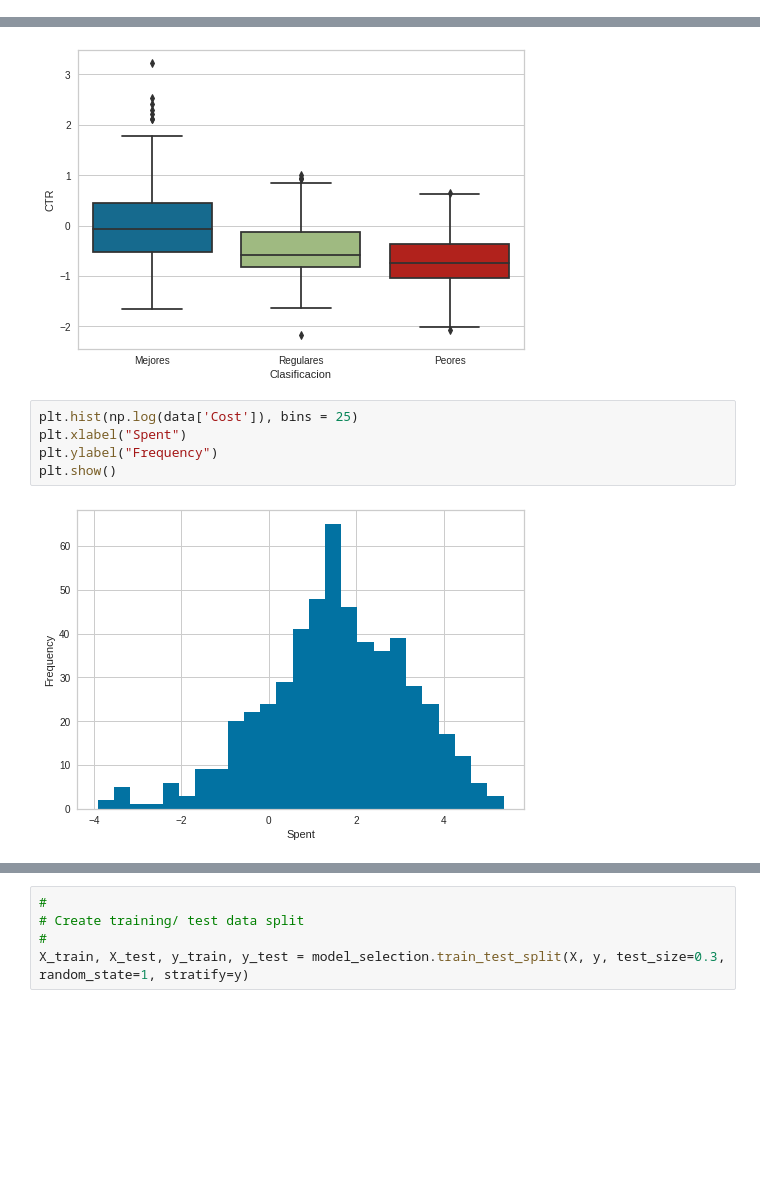
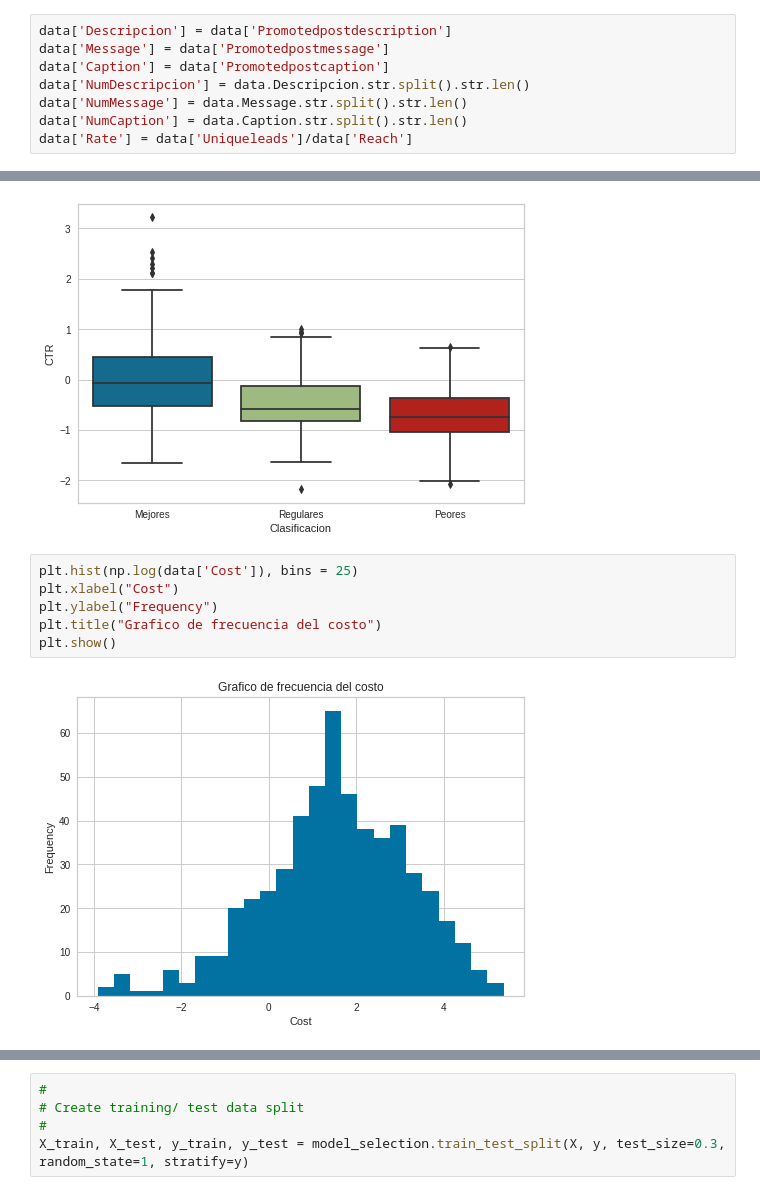
Before and after one commit to cvillarr123/marketingKPI, a Jupyter notebook: PROYECTO.ipynb, the cells around one changed output, grey strips where cells are left out. Drawn from its saved outputs; the diff is of its cells as text; blank space fills up the shorter version.

```diff
--- a/PROYECTO.ipynb
+++ b/PROYECTO.ipynb
@@ -163,3 +161,11 @@ Borrar los que no tienen Edad
 # %%
 #borrar los que tienen Unknown en Age
 data = data[data.Age != 'Unknown']
+# %%
+data['Descripcion'] = data['Promotedpostdescription']
+data['Message'] = data['Promotedpostmessage']
+data['Caption'] = data['Promotedpostcaption']
+data['NumDescripcion'] = data.Descripcion.str.split().str.len()
+data['NumMessage'] = data.Message.str.split().str.len()
+data['NumCaption'] = data.Caption.str.split().str.len()
+data['Rate'] = data['Uniqueleads']/data['Reach']
@@ -346,8 +383,9 @@ divide by zero encountered in log
 [figure]
 # %%
 plt.hist(np.log(data['Cost']), bins = 25)
-plt.xlabel("Spent")
+plt.xlabel("Cost")
 plt.ylabel("Frequency")
+plt.title("Grafico de frecuencia del costo")
 plt.show()
 # %% [output]
-[figure, old version]
+[figure, new version]
```
Also changed, not shown: parts of 36 cells of this notebook.
